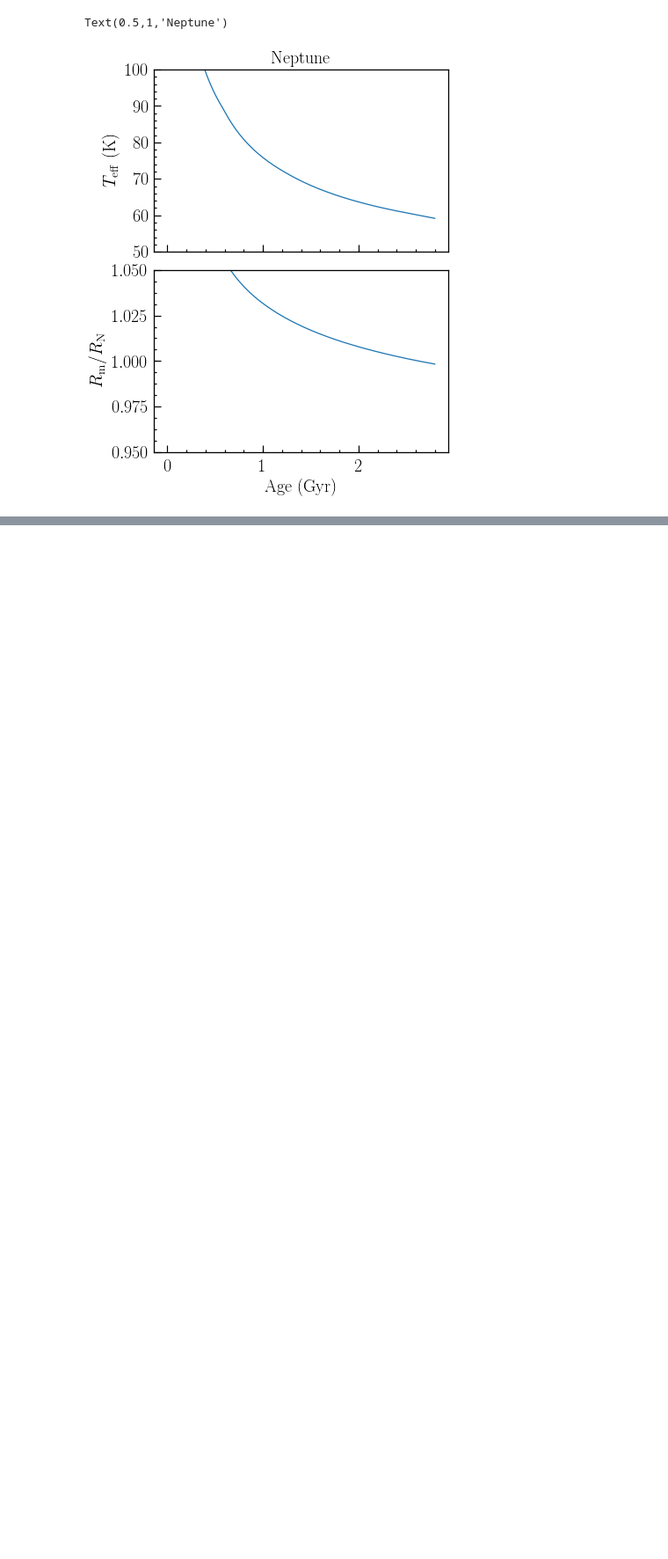
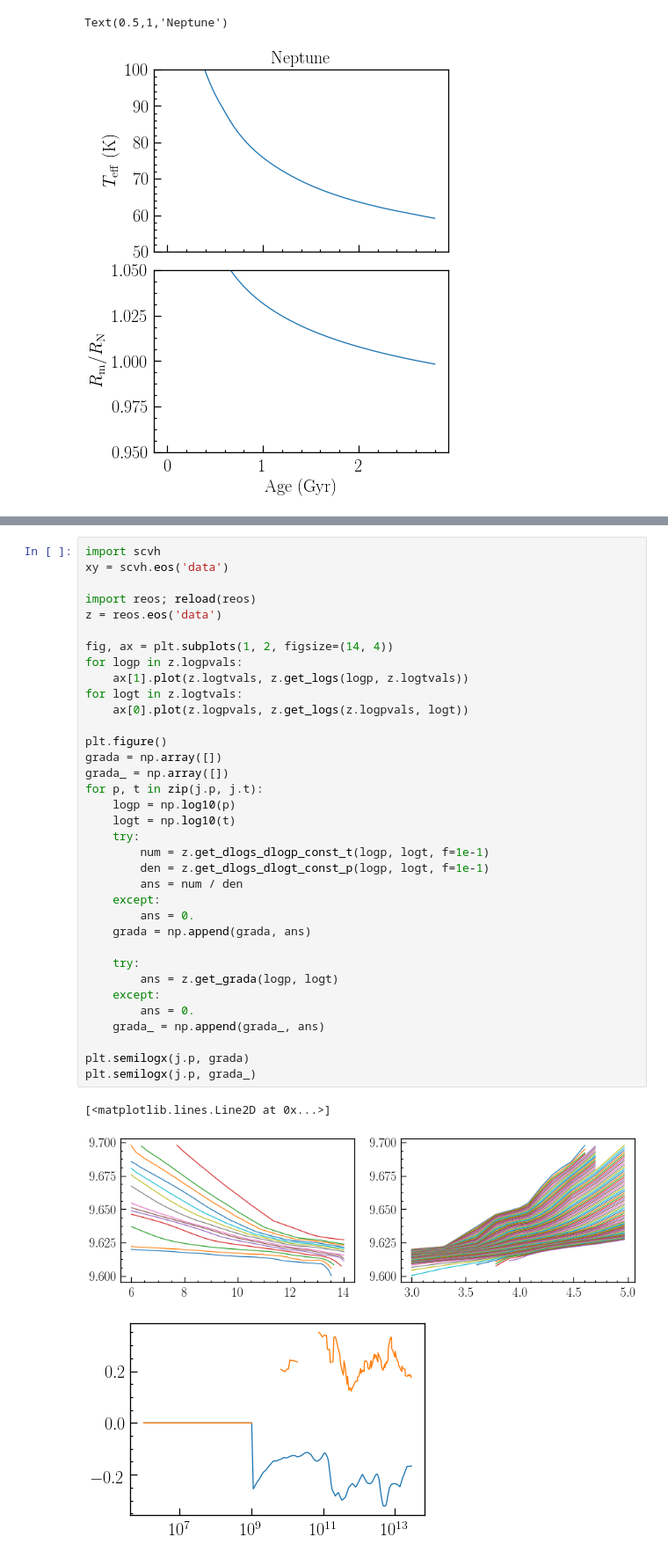
Before and after one commit to chkvch/ongp, a Jupyter notebook: un_test_suite.ipynb, the cells around one changed output, grey strips where cells are left out. Shown at 88% size. Saved outputs shown, nothing was run; the diff lists cells and outputs as text; blank space fills up the shorter version.

```diff
--- a/un_test_suite.ipynb
+++ b/un_test_suite.ipynb
@@ -180,0 +228,39 @@ Text(0.5,1,'Neptune')
+# %%
+import scvh
+xy = scvh.eos('data')
+
+import reos; reload(reos)
+z = reos.eos('data')
+
+fig, ax = plt.subplots(1, 2, figsize=(14, 4))
+for logp in z.logpvals:
+    ax[1].plot(z.logtvals, z.get_logs(logp, z.logtvals))
+for logt in z.logtvals:
+    ax[0].plot(z.logpvals, z.get_logs(z.logpvals, logt))
+
+plt.figure()
+grada = np.array([])
+grada_ = np.array([])
+for p, t in zip(j.p, j.t):
+    logp = np.log10(p)
+    logt = np.log10(t)
+    try:
+        num = z.get_dlogs_dlogp_const_t(logp, logt, f=1e-1)
+        den = z.get_dlogs_dlogt_const_p(logp, logt, f=1e-1)
+        ans = num / den
+    except:
+        ans = 0.
+    grada = np.append(grada, ans)
+
+    try:
+        ans = z.get_grada(logp, logt)
+    except:
+        ans = 0.
+    grada_ = np.append(grada_, ans)
+
+plt.semilogx(j.p, grada)
+plt.semilogx(j.p, grada_)
+# %% [output]
+[<matplotlib.lines.Line2D at 0x...>]
+[figure, added]
+[figure, added]
```
Also changed, not shown: parts of 10 cells of this notebook, 3 other files.
